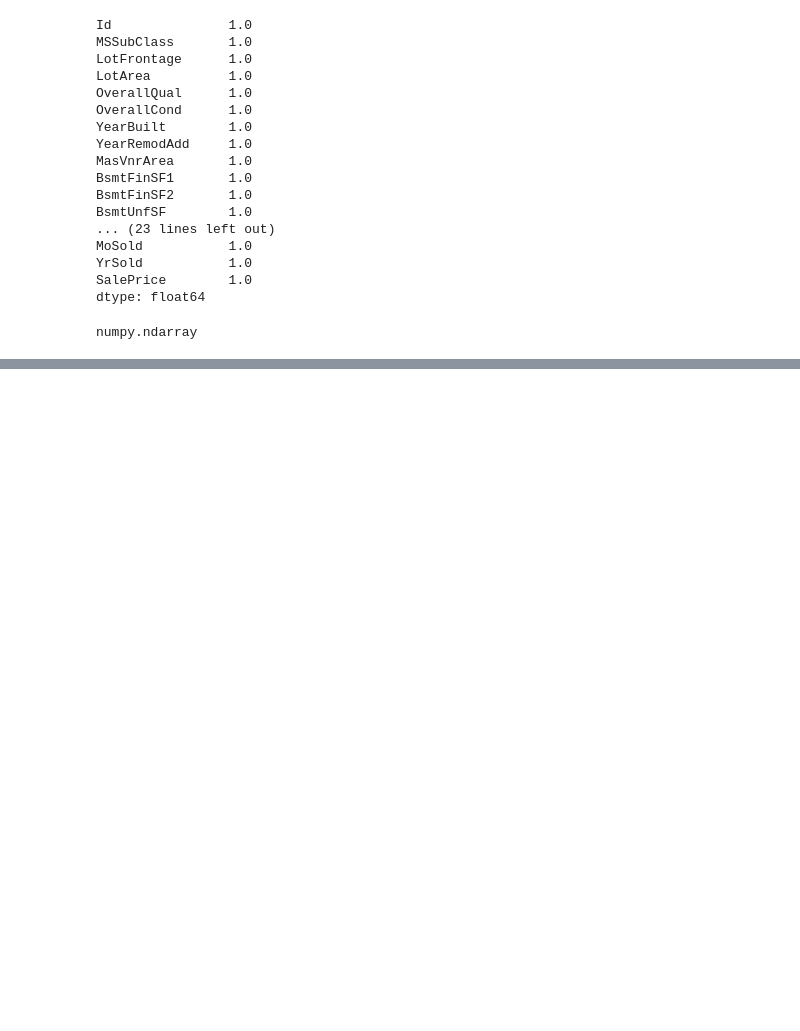
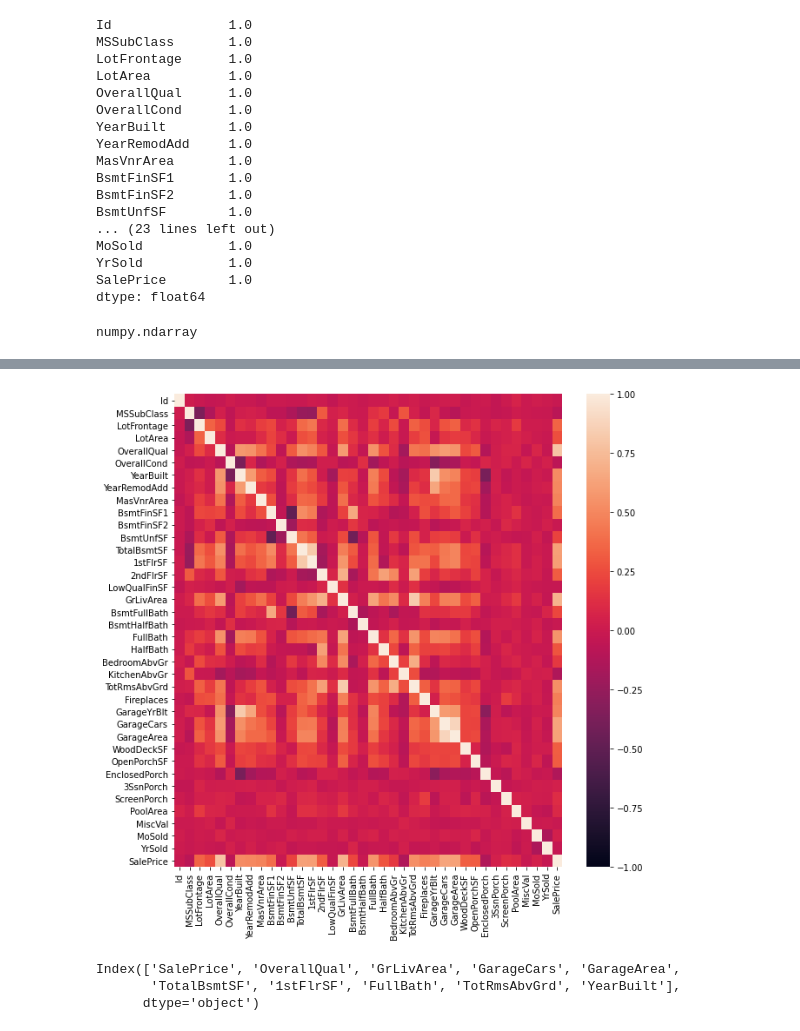
Before and after one commit to princeyyadav/CB-LV-PY-Oct21, a Jupyter notebook: DS/19 EDA/19 EDA.ipynb, the cells around one changed output, grey strips where cells are left out. Saved outputs shown, nothing was run; the diff lists cells and outputs as text; code cells hidden in the pictures; blank space fills up the shorter version.

```diff
--- a/DS/19 EDA/19 EDA.ipynb
+++ b/DS/19 EDA/19 EDA.ipynb
@@ -281,0 +326,3 @@ numpy.ndarray
+# %%
+numerical_columns = data.select_dtypes(['int64', 'float64']).columns
+numerical_columns
@@ -281,0 +339,3 @@ numpy.ndarray
+# %%
+num_data = data[numerical_columns] # subsetting data
+num_data
@@ -281,0 +356,17 @@ numpy.ndarray
+# %%
+# compute correlation
+corr = num_data.corr()
+# %%
+# to visualize corr matrix, we can use heatmap
+plt.figure(figsize=(10,10))
+sns.heatmap(corr, vmin=-1, vmax=1)
+plt.show()
+# %% [output]
+[figure, added]
+# %%
+top_features = corr['SalePrice'].nlargest(10).index
+top_features
+# %% [output]
+Index(['SalePrice', 'OverallQual', 'GrLivArea', 'GarageCars', 'GarageArea',
+       'TotalBsmtSF', '1stFlrSF', 'FullBath', 'TotRmsAbvGrd', 'YearBuilt'],
+      dtype='object')
```
Also changed, not shown: parts of 58 cells of this notebook.
